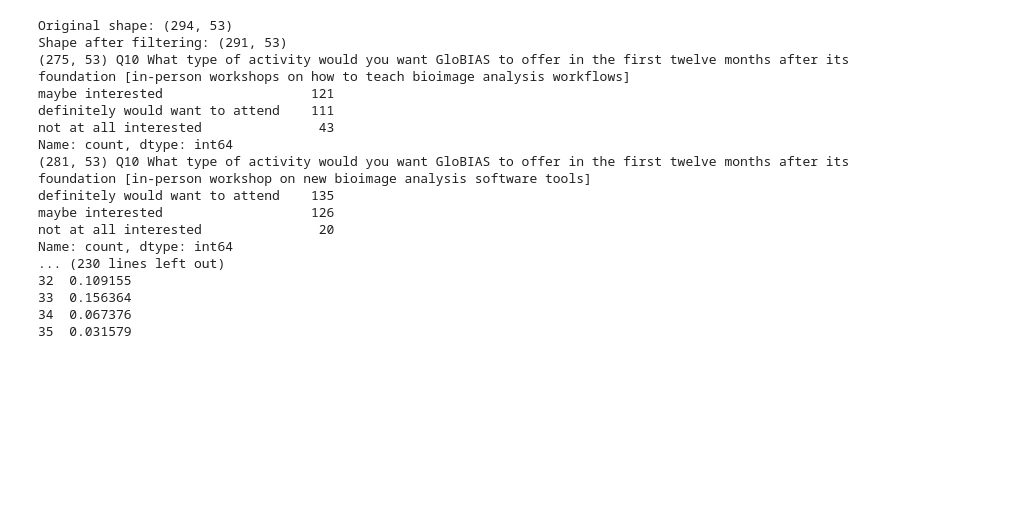
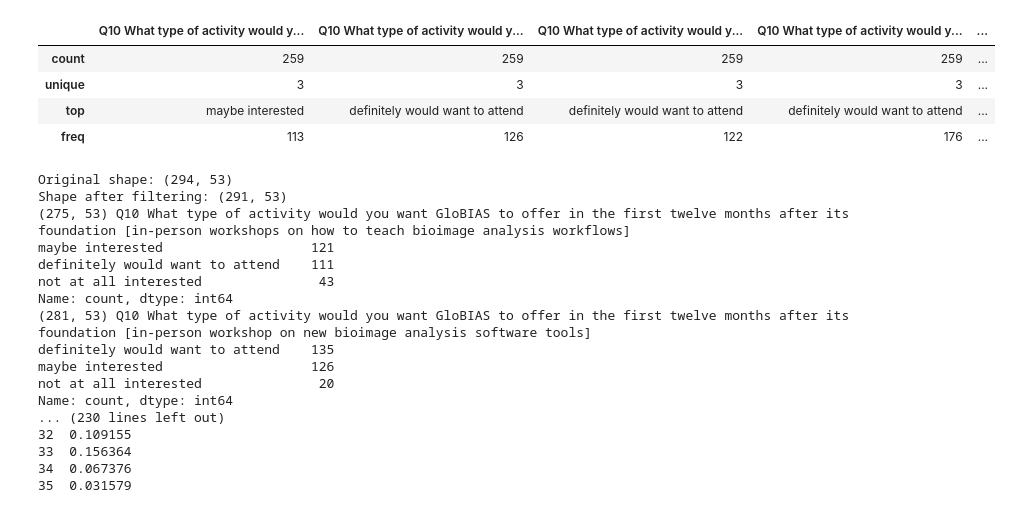
Before and after one commit to GloBIAS-BioimageAnalysts/Survey_2024, a Jupyter notebook: notebooks/whatweshoulddo.ipynb, the cells around one changed output. Saved outputs shown, nothing was run; the diff lists cells and outputs as text; code cells hidden in the pictures; blank space fills up the shorter version.

```diff
--- a/notebooks/whatweshoulddo.ipynb
+++ b/notebooks/whatweshoulddo.ipynb
@@ -6,3 +44,15 @@ df = pandas.read_csv("../data/survey2024_headerscleaned.csv")
+# %%
+# Drops a row if it has even one NaN value
+df_q10_cleaned = df_q10.dropna(how='any')
+
+# Describe
+df_q10_cleaned.describe()
+# %% [output]
+|  | Q10 What type of activity would y... | Q10 What type of activity would y... | Q10 What type of activity would y... | Q10 What type of activity would y... | ... |
+| count | 259 | 259 | 259 | 259 | ... |
+| unique | 3 | 3 | 3 | 3 | ... |
+| top | maybe interested | definitely would want to attend | definitely would want to attend | definitely would want to attend | ... |
+| freq | 113 | 126 | 122 | 176 | ... |
 # %%
 short_colnames = {
     "in-person workshops on how to teach bioimage analysis workflows": "in-person\nteaching\nworkshops",
```
Also changed, not shown: parts of 2 cells of this notebook.
